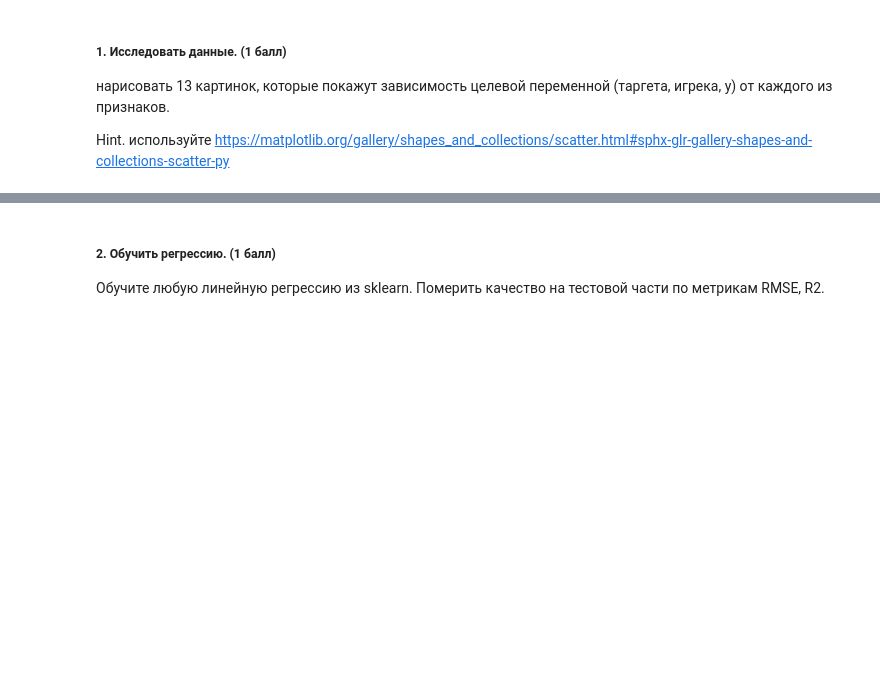
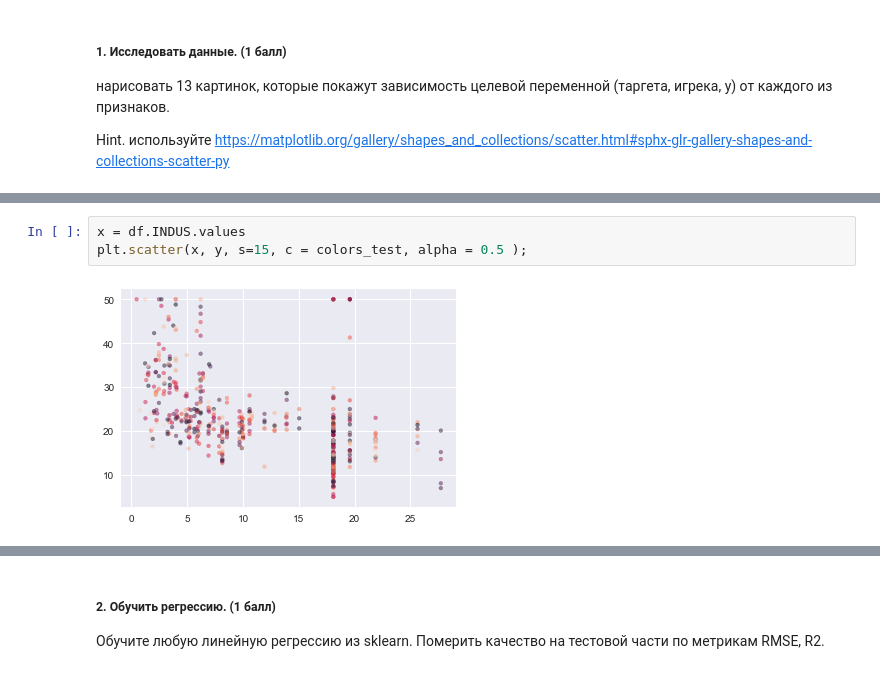
Before and after one commit to vanyabelikh/PrPythonAtom, a Jupyter notebook: homeworks/04/regression_hw.ipynb, the cells around one changed output, grey strips where cells are left out. Drawn from its saved outputs; the diff is of its cells as text; blank space fills up the shorter version.

```diff
--- a/homeworks/04/regression_hw.ipynb
+++ b/homeworks/04/regression_hw.ipynb
@@ -70,0 +76,5 @@ Hint. используйте https://matplotlib.org/gallery/shapes_and_collectio
+# %%
+x = df.INDUS.values
+plt.scatter(x, y, s=15, c = colors_test, alpha = 0.5 );
+# %% [output]
+[figure, added]
```
Also changed, not shown: parts of 31 cells of this notebook.
